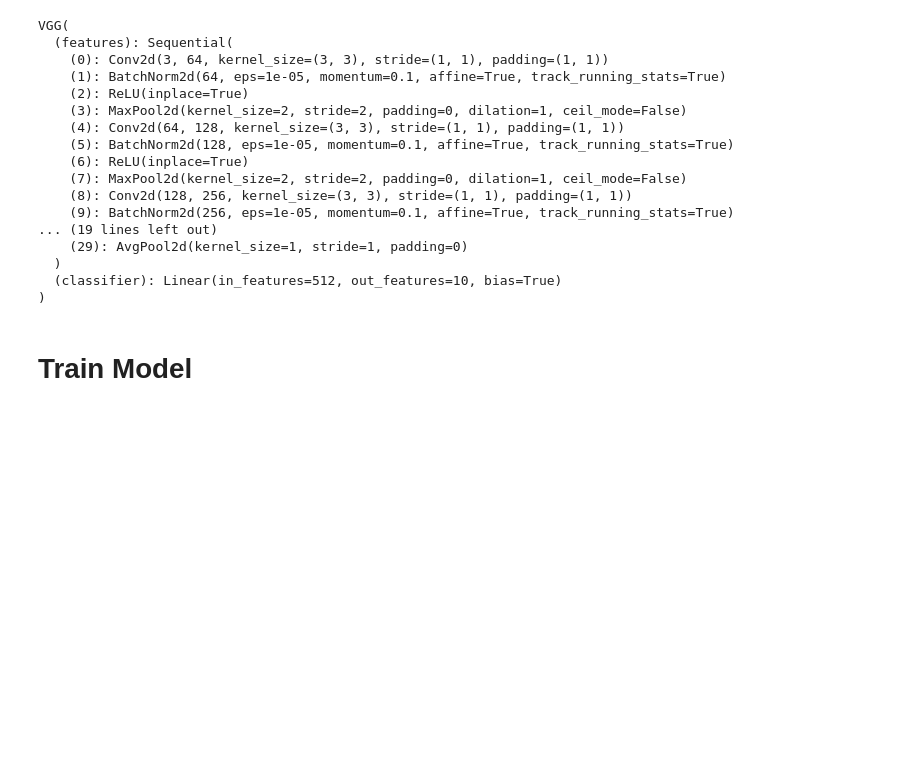
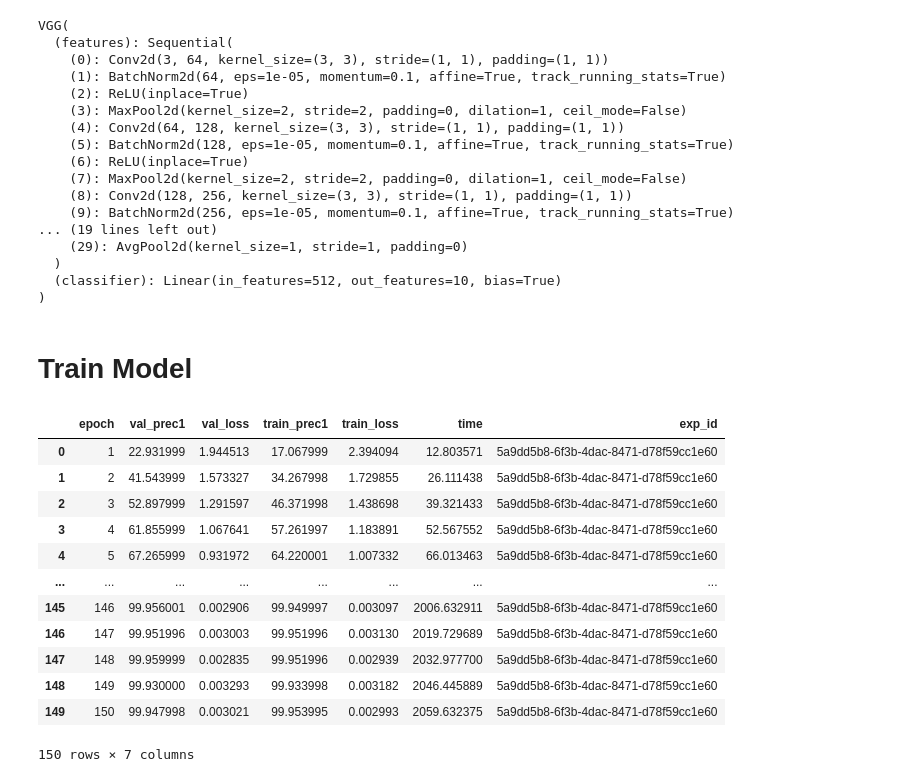
Before and after one commit to pstefanou12/delphi.ai, a Jupyter notebook: notebooks/cifar-10/VGG-11.ipynb, the cells around one changed output. Cells and saved outputs as stored; diff of their text form; code cells hidden in the pictures; blank space fills up the shorter version.

```diff
--- a/notebooks/cifar-10/VGG-11.ipynb
+++ b/notebooks/cifar-10/VGG-11.ipynb
@@ -132,3 +136,19 @@ final_model = train.train_model(args, model, (train_loader, val_loader), store=o
 reader = CollectionReader(args.out_dir)
 metadata = reader.df('metadata')
 logs = reader.df('logs')
+# %%
+logs
+# %% [output]
+|  | epoch | val_prec1 | val_loss | train_prec1 | train_loss | time | exp_id |
+| 0 | 1 | 22.931999 | 1.944513 | 17.067999 | 2.394094 | 12.803571 | 5a9dd5b8-6f3b-4dac-8471-d78f59cc1e60 |
+| 1 | 2 | 41.543999 | 1.573327 | 34.267998 | 1.729855 | 26.111438 | 5a9dd5b8-6f3b-4dac-8471-d78f59cc1e60 |
+| 2 | 3 | 52.897999 | 1.291597 | 46.371998 | 1.438698 | 39.321433 | 5a9dd5b8-6f3b-4dac-8471-d78f59cc1e60 |
+| 3 | 4 | 61.855999 | 1.067641 | 57.261997 | 1.183891 | 52.567552 | 5a9dd5b8-6f3b-4dac-8471-d78f59cc1e60 |
+| 4 | 5 | 67.265999 | 0.931972 | 64.220001 | 1.007332 | 66.013463 | 5a9dd5b8-6f3b-4dac-8471-d78f59cc1e60 |
+| ... | ... | ... | ... | ... | ... | ... | ... |
+| 145 | 146 | 99.956001 | 0.002906 | 99.949997 | 0.003097 | 2006.632911 | 5a9dd5b8-6f3b-4dac-8471-d78f59cc1e60 |
+| 146 | 147 | 99.951996 | 0.003003 | 99.951996 | 0.003130 | 2019.729689 | 5a9dd5b8-6f3b-4dac-8471-d78f59cc1e60 |
+| 147 | 148 | 99.959999 | 0.002835 | 99.951996 | 0.002939 | 2032.977700 | 5a9dd5b8-6f3b-4dac-8471-d78f59cc1e60 |
+| 148 | 149 | 99.930000 | 0.003293 | 99.933998 | 0.003182 | 2046.445889 | 5a9dd5b8-6f3b-4dac-8471-d78f59cc1e60 |
+| 149 | 150 | 99.947998 | 0.003021 | 99.953995 | 0.002993 | 2059.632375 | 5a9dd5b8-6f3b-4dac-8471-d78f59cc1e60 |
+150 rows × 7 columns
```
Also changed, not shown: parts of 8 cells of this notebook, 3 other files.
